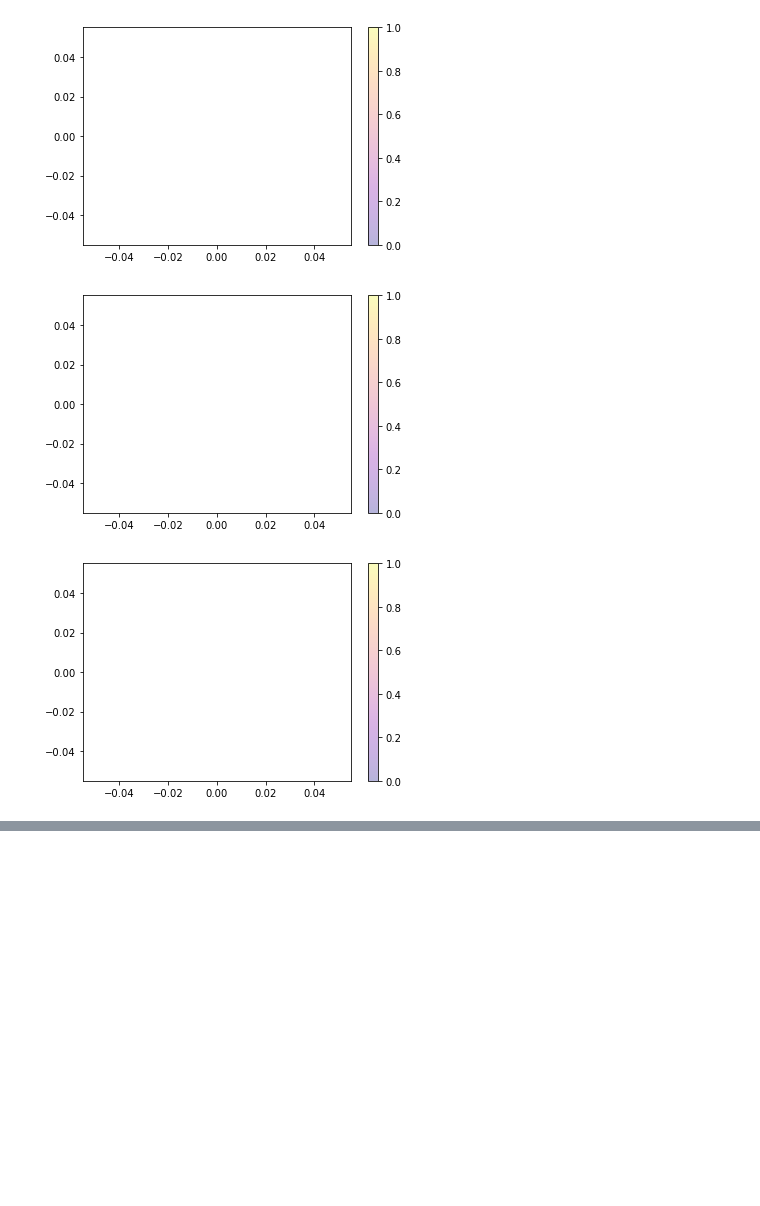
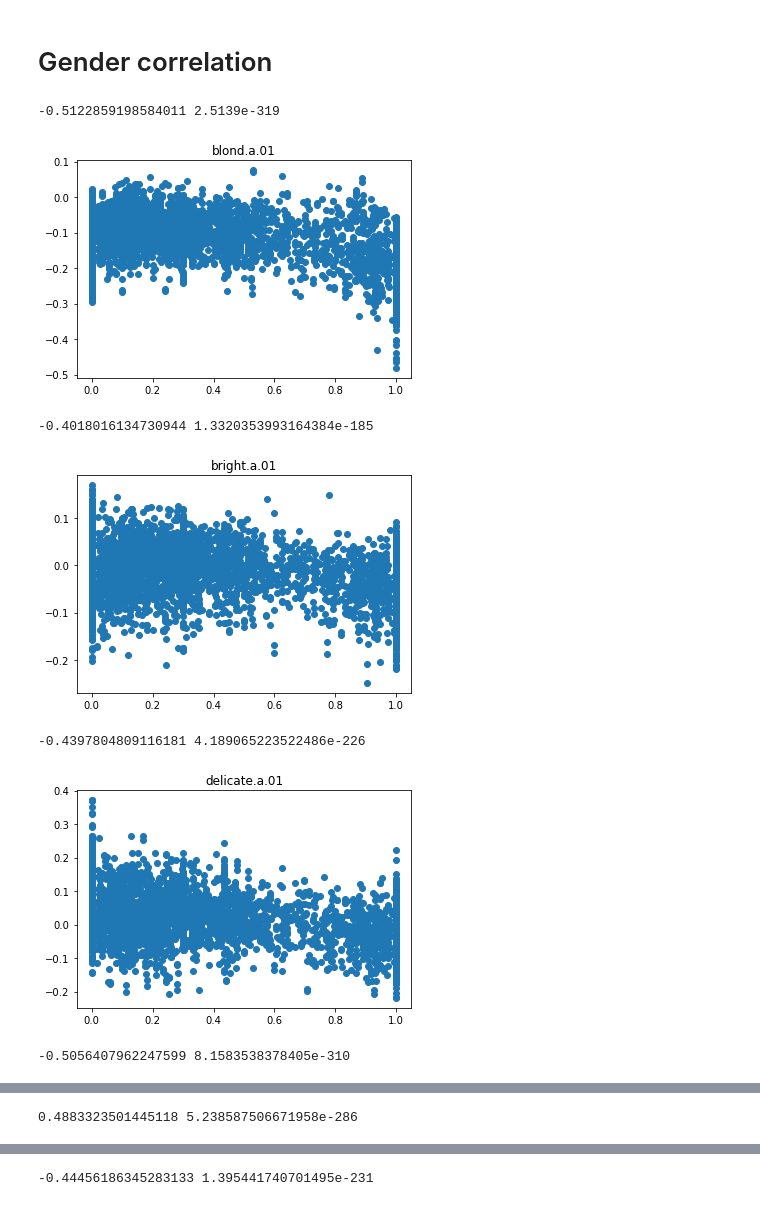
Before and after one commit to lucy3/context_semantic_axes, a Jupyter notebook: code/semantics_viz.ipynb, the cells around one changed output, grey strips where cells are left out. Cells and saved outputs as stored; diff of their text form; code cells hidden in the pictures; blank space fills up the shorter version.

Commit message:
removing corr

```diff
--- a/code/semantics_viz.ipynb
+++ b/code/semantics_viz.ipynb
@@ -38,14 +13,0 @@ twod_reps = TSNE(n_components=2, random_state=32).fit_transform(full_reps)
-# %%
-full_dict = defaultdict(dict)
-for i, key in enumerate(vocab_order):
-    parts = key.split('_')
-    term = parts[0]
-    cat_year = '_'.join(parts[1:3])
-    full_dict[cat_year][term] = twod_reps[i]
-# %%
-with open(LOGS + 'gram_counts/combined_catyear_word_count.json', 'r') as infile:
-    catyear_word_count = json.load(infile)
-print(full_dict.keys())
-print('---------')
-print(catyear_word_count.keys())
-cats = ['TRP', 'MRA', 'PUA', 'Incels', 'MGTOW', 'Femcels', 'FDS']
@@ -139,8 +14,36 @@ plot_one_term('hot babe')
-# %%
-plot_within_range([21, 21.20], [-24.45, -24.40])
-plot_within_range([-3.4, -2.8], [-71.0, -68.0])
-plot_within_range([13.05, 13.35], [-26.93, -26.87])
-# %% [output]
-[figure, removed]
-[figure, removed]
-[figure, removed]
+# %% [markdown]
+# Gender correlation
+# %%
+with open(LOGS + 'semantics_mano/results/scores.json', 'r') as infile:
+    scores = json.load(infile)
+
+vocab_order = []
+with open(LOGS + 'semantics_mano/results/vocab_order.txt', 'r') as infile:
+    vocab_order = infile.readlines()
+
+with open(LOGS + 'coref_results/mano_gender_labels.json', 'r') as infile:
+    gender_labels = json.load(infile)
+# %%
+for pole in scores:
+    s = scores[pole]
+    x = [] # gender
+    y = [] # scores
+    for i, term in enumerate(vocab_order):
+        term = term.strip()
+        if term in gender_labels:
+            x.append(gender_labels[term])
+            y.append(s[i])
+    corr, pval = stats.pearsonr(x, y)
+    if corr > 0.4 or corr < -0.4:
+        print(corr, pval)
+        plt.scatter(x, y)
+        plt.title(pole)
+        plt.show()
+# %% [output]
+-0.5122859198584011 2.5139e-319
+[figure, added]
+-0.4018016134730944 1.3320353993164384e-185
+[figure, added]
+-0.4397804809116181 4.189065223522486e-226
+[figure, added]
+-0.5056407962247599 8.1583538378405e-310
@@ -146,0 +51 @@ plot_within_range([13.05, 13.35], [-26.93, -26.87])
+0.4883323501445118 5.238587506671958e-286
@@ -146,0 +53 @@ plot_within_range([13.05, 13.35], [-26.93, -26.87])
+-0.44456186345283133 1.395441740701495e-231
```
Also changed, not shown: parts of 10 cells of this notebook, 2 other files.
